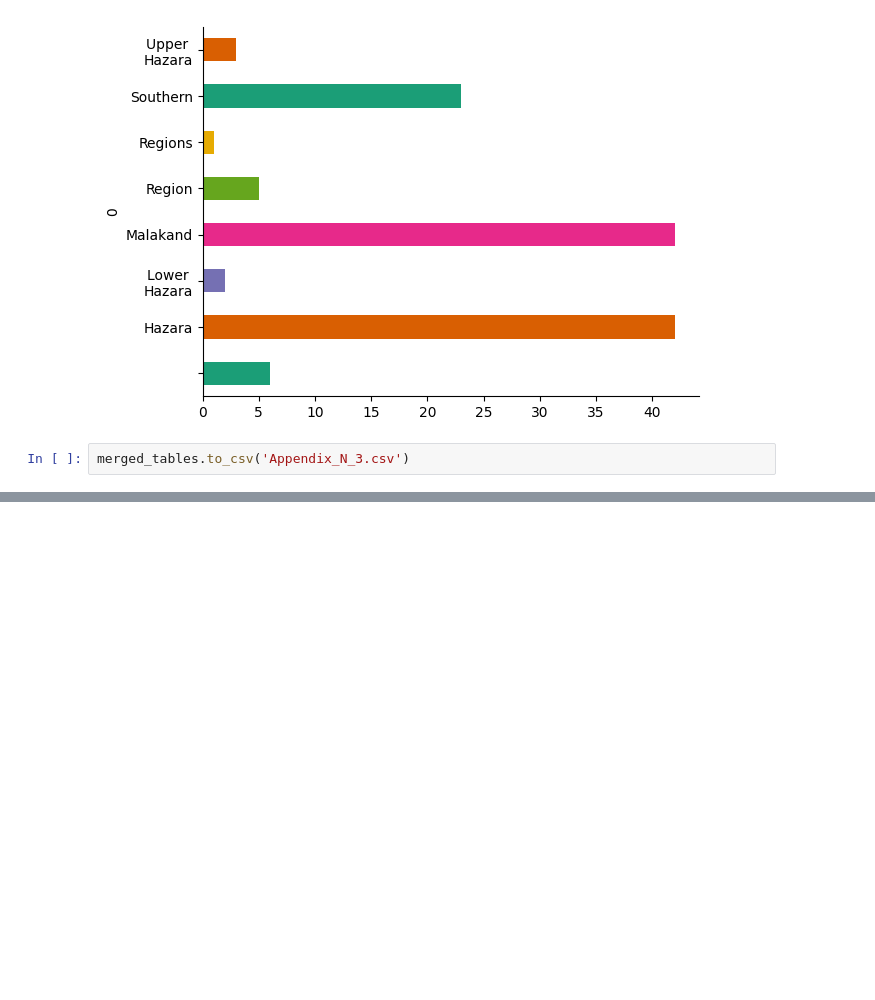
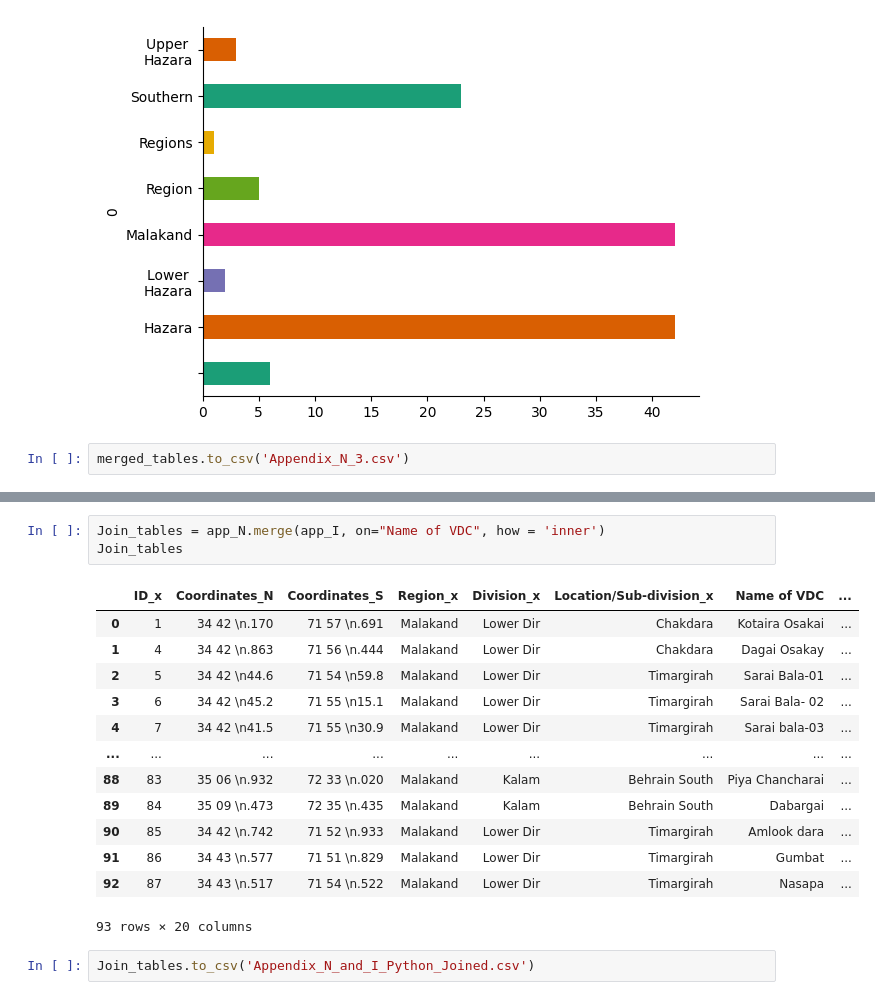
Before and after one commit to MayerT1/PDFMiner_Example, a Jupyter notebook: Merge_Export_getting_pdf_tables.ipynb, the cells around one changed output, grey strips where cells are left out. Cells and saved outputs as stored; diff of their text form; blank space fills up the shorter version.

```diff
--- a/Merge_Export_getting_pdf_tables.ipynb
+++ b/Merge_Export_getting_pdf_tables.ipynb
@@ -135,0 +242,19 @@ merged_tables.to_csv('Appendix_N_3.csv')
+# %%
+Join_tables = app_N.merge(app_I, on="Name of VDC", how = 'inner')
+Join_tables
+# %% [output]
+|  | ID_x | Coordinates_N | Coordinates_S | Region_x | Division_x | Location/Sub-division_x | Name of VDC | ... |
+| 0 | 1 | 34 42 \n.170 | 71 57 \n.691 | Malakand | Lower Dir | Chakdara | Kotaira Osakai | ... |
+| 1 | 4 | 34 42 \n.863 | 71 56 \n.444 | Malakand | Lower Dir | Chakdara | Dagai Osakay | ... |
+| 2 | 5 | 34 42 \n44.6 | 71 54 \n59.8 | Malakand | Lower Dir | Timargirah | Sarai Bala-01 | ... |
+| 3 | 6 | 34 42 \n45.2 | 71 55 \n15.1 | Malakand | Lower Dir | Timargirah | Sarai Bala- 02 | ... |
+| 4 | 7 | 34 42 \n41.5 | 71 55 \n30.9 | Malakand | Lower Dir | Timargirah | Sarai bala-03 | ... |
+| ... | ... | ... | ... | ... | ... | ... | ... | ... |
+| 88 | 83 | 35 06 \n.932 | 72 33 \n.020 | Malakand | Kalam | Behrain South | Piya Chancharai | ... |
+| 89 | 84 | 35 09 \n.473 | 72 35 \n.435 | Malakand | Kalam | Behrain South | Dabargai | ... |
+| 90 | 85 | 34 42 \n.742 | 71 52 \n.933 | Malakand | Lower Dir | Timargirah | Amlook dara | ... |
+| 91 | 86 | 34 43 \n.577 | 71 51 \n.829 | Malakand | Lower Dir | Timargirah | Gumbat | ... |
+| 92 | 87 | 34 43 \n.517 | 71 54 \n.522 | Malakand | Lower Dir | Timargirah | Nasapa | ... |
+93 rows × 20 columns
+# %%
+Join_tables.to_csv('Appendix_N_and_I_Python_Joined.csv')
```
Also changed, not shown: parts of 9 cells of this notebook.
